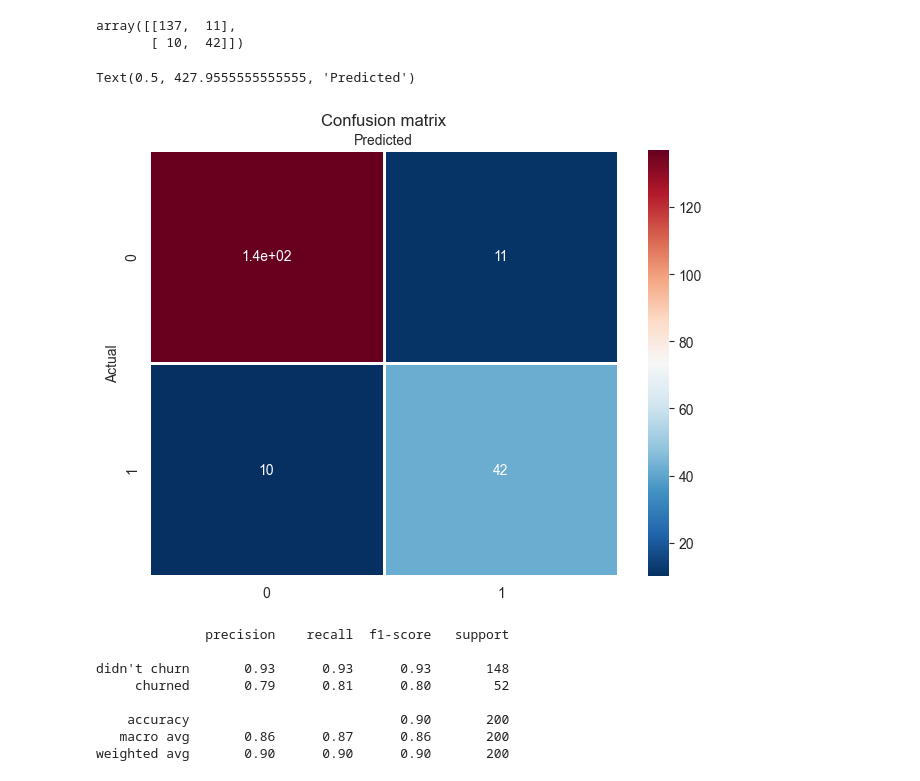
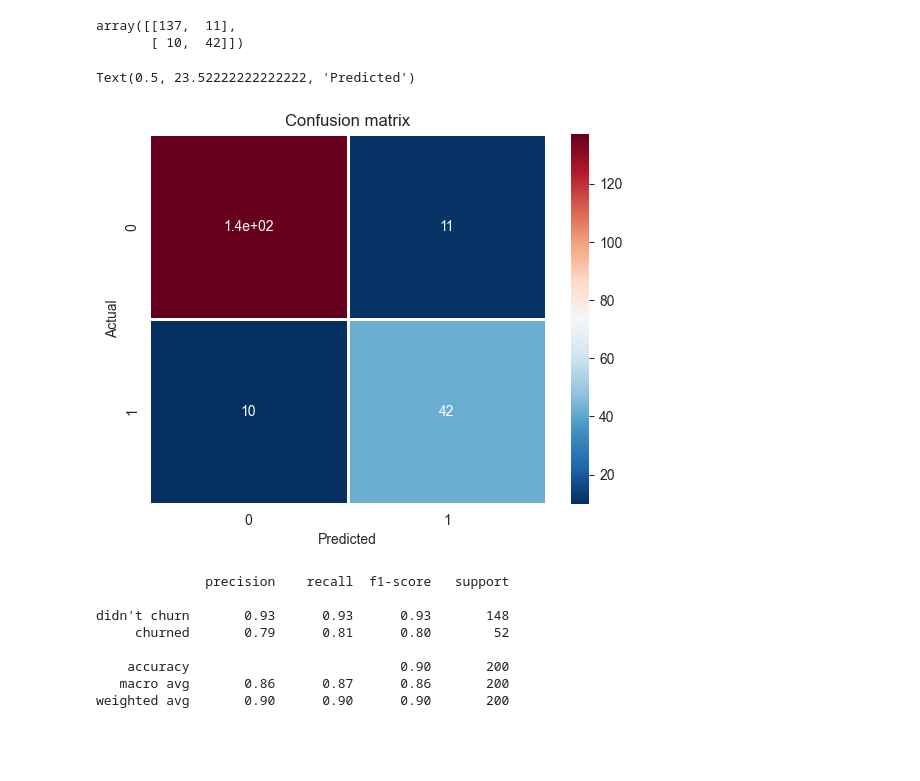
Before and after one commit to kornelia-kozaczewska/churn-prediction, a Jupyter notebook: churn-prediction.ipynb, the cells around one changed output. Drawn from its saved outputs; the diff is of its cells as text; code cells hidden in the pictures; blank space fills up the shorter version.

```diff
--- a/churn-prediction.ipynb
+++ b/churn-prediction.ipynb
@@ -378,23 +378,13 @@ cnf_matrix_lr
 array([[137,  11],
        [ 10,  42]])
 # %%
-class_names = [0,1]
-
-fig, ax = plt.subplots()
-
-tick_marks = np.arange(len(class_names))
-plt.xticks(tick_marks, class_names)
-plt.yticks(tick_marks, class_names)
-
-sns.heatmap(pd.DataFrame(cnf_matrix_lr), annot=True, linewidths=1, cmap="RdBu_r" )
-ax.xaxis.set_label_position("top")
-plt.tight_layout()
+sns.heatmap(cnf_matrix_lr, annot=True, linewidths=1, cmap="RdBu_r" )
 plt.title("Confusion matrix")
 plt.ylabel("Actual")
 plt.xlabel("Predicted")
 # %% [output]
-Text(0.5, 427.9555555555555, 'Predicted')
+Text(0.5, 23.52222222222222, 'Predicted')
-[figure, old version]
+[figure, new version]
 # %%
 target_names = ["didn't churn", "churned"]
 print(classification_report(y_test, y_pred_lr, target_names=target_names))
```
Also changed, not shown: parts of 20 cells of this notebook.
